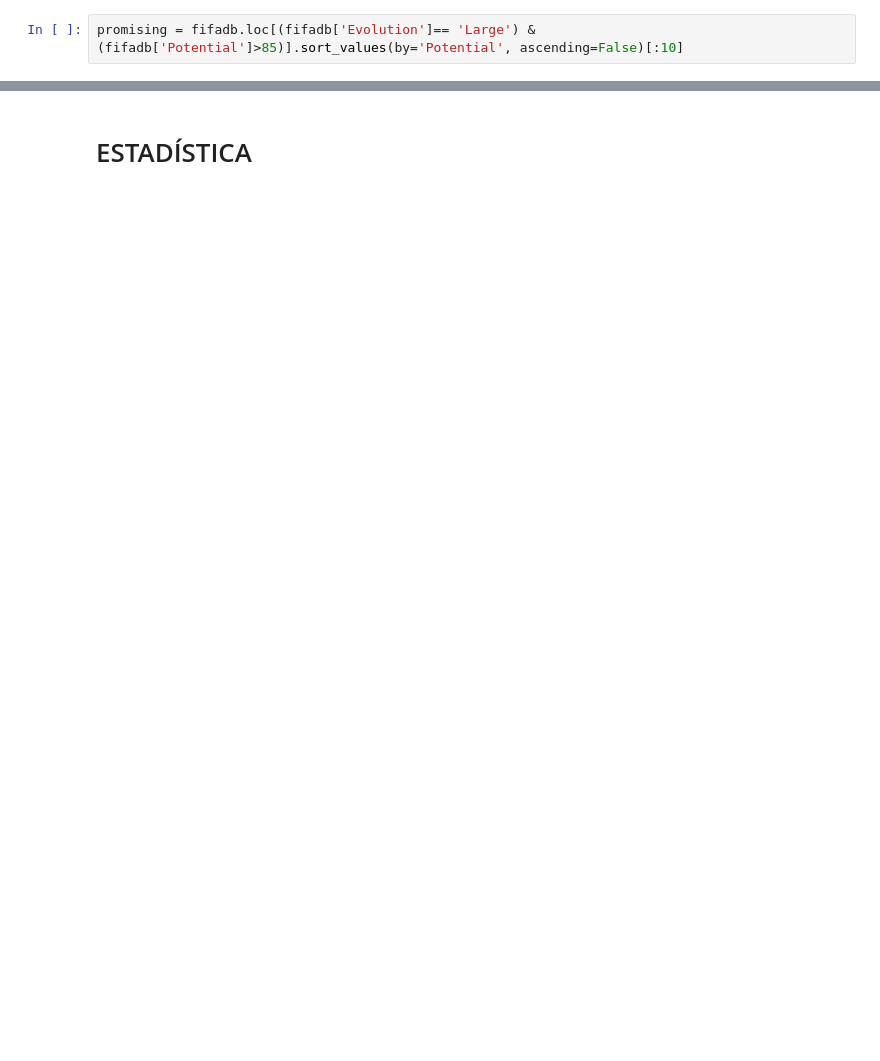
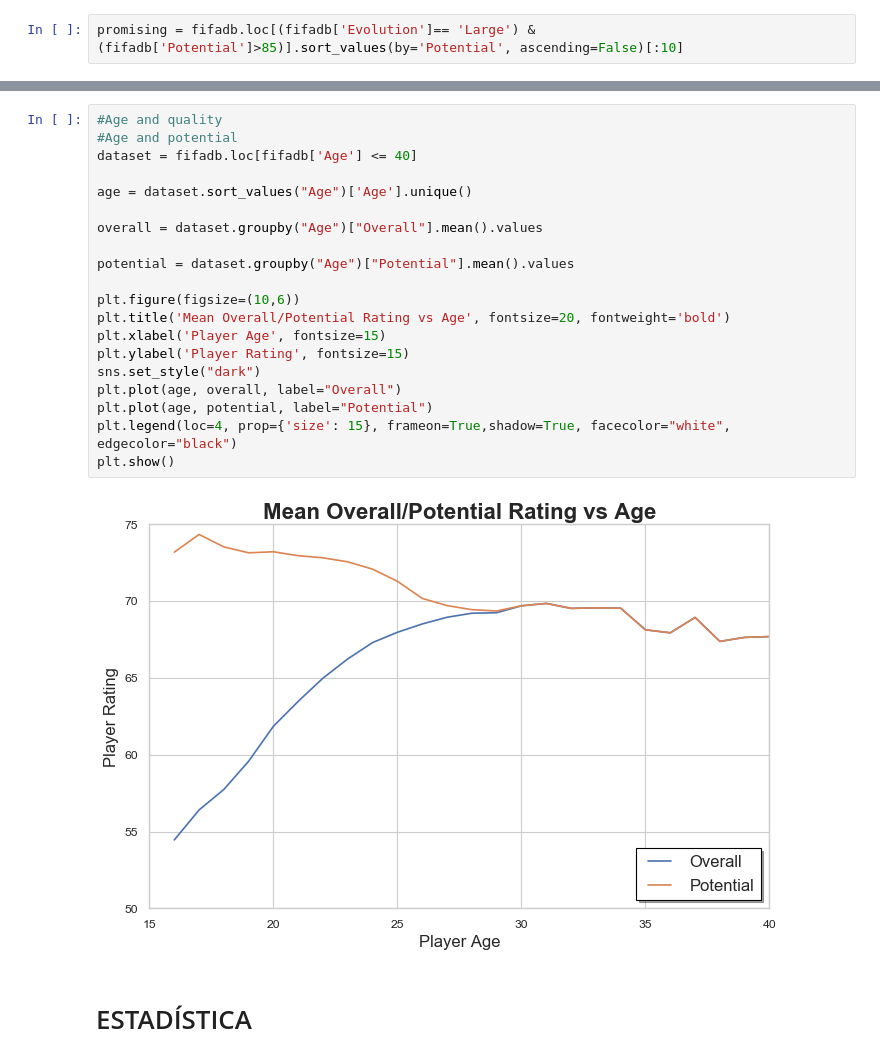
Before and after one commit to JMCass/datamex1019, a Jupyter notebook: final-project/main.ipynb, the cells around one changed output, grey strips where cells are left out. Cells and saved outputs as stored; diff of their text form; blank space fills up the shorter version.

```diff
--- a/final-project/main.ipynb
+++ b/final-project/main.ipynb
@@ -861,3 +1064,25 @@ plt.show()
+# %%
+#Age and quality
+#Age and potential
+dataset = fifadb.loc[fifadb['Age'] <= 40]
+
+age = dataset.sort_values("Age")['Age'].unique()
+
+overall = dataset.groupby("Age")["Overall"].mean().values
+
+potential = dataset.groupby("Age")["Potential"].mean().values
+
+plt.figure(figsize=(10,6))
+plt.title('Mean Overall/Potential Rating vs Age', fontsize=20, fontweight='bold')
+plt.xlabel('Player Age', fontsize=15)
+plt.ylabel('Player Rating', fontsize=15)
+sns.set_style("dark")
+plt.plot(age, overall, label="Overall")
+plt.plot(age, potential, label="Potential")
+plt.legend(loc=4, prop={'size': 15}, frameon=True,shadow=True, facecolor="white", edgecolor="black")
+plt.show()
+# %% [output]
+[figure, added]
 # %% [markdown]
 # ESTADÍSTICA
 # %%
```
Also changed, not shown: parts of 36 cells of this notebook, 1 other file.
